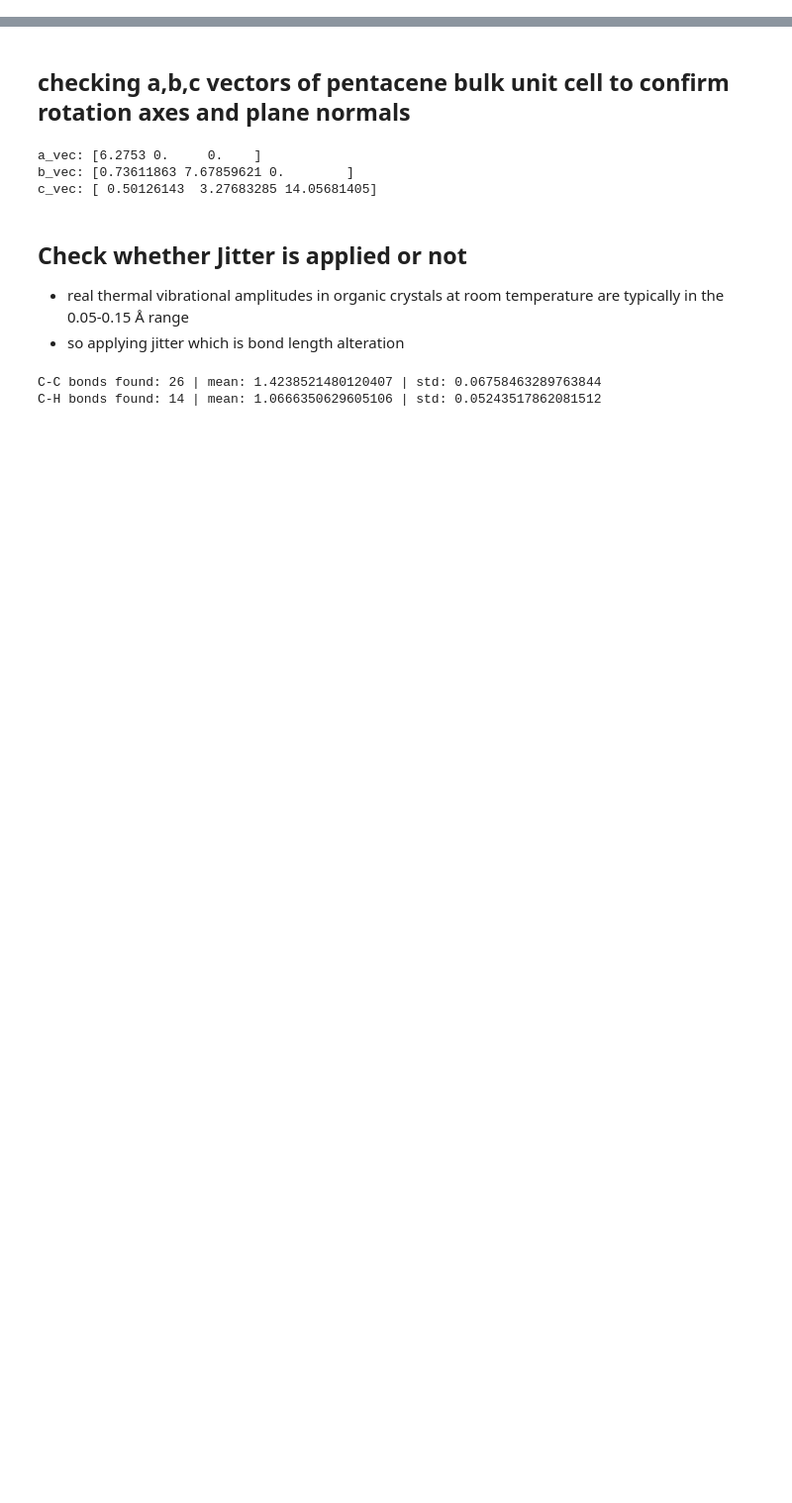
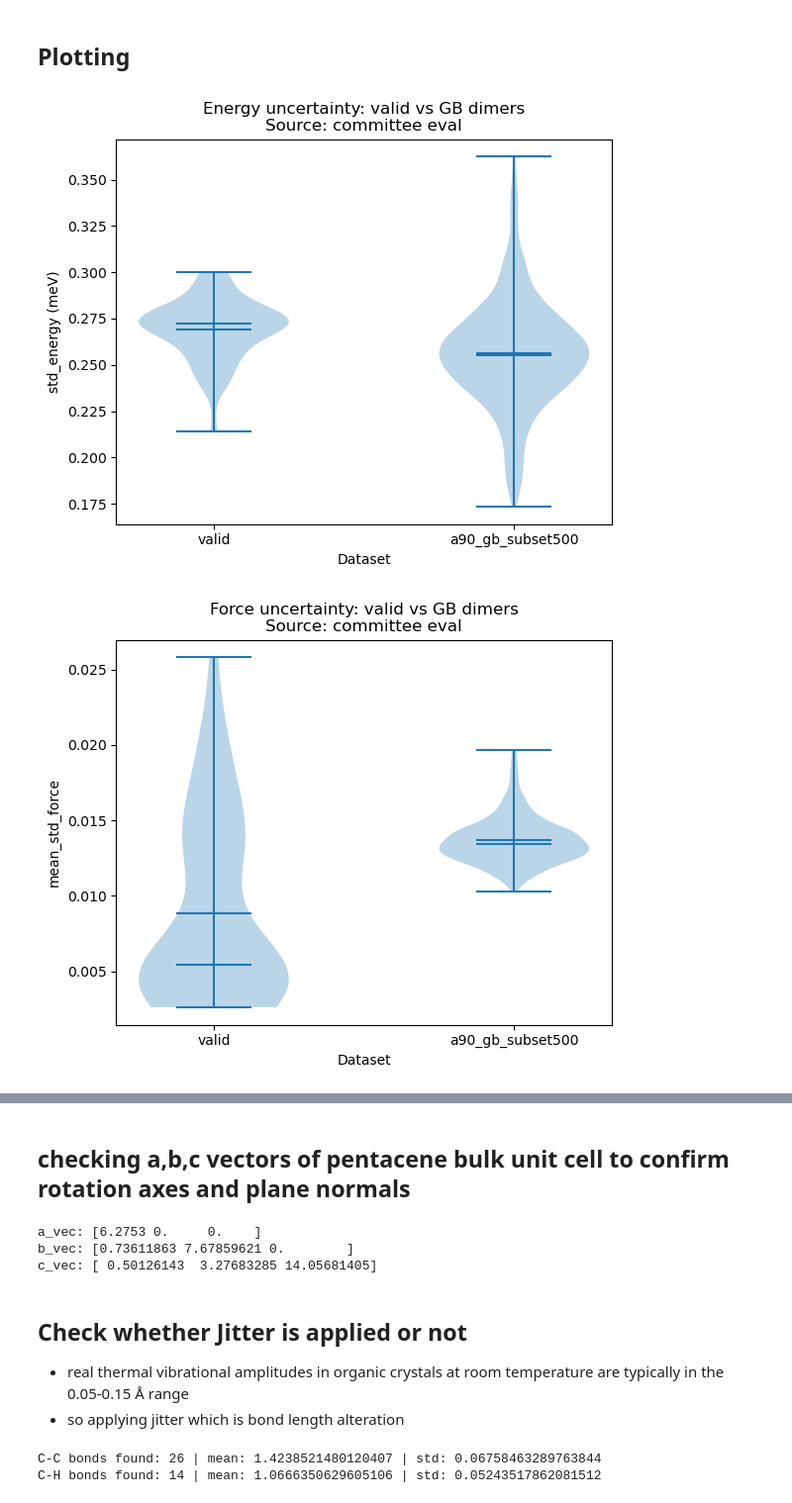
Before and after one commit to sonaligarg1807/pentacene-gb-active-learning, a Jupyter notebook: notebooks/analysis.ipynb, the cells around one changed output, grey strips where cells are left out. Shown at 99% size. Cells and saved outputs as stored; diff of their text form; code cells hidden in the pictures; blank space fills up the shorter version.

Commit message:
committee run on a90_subset

```diff
--- a/notebooks/analysis.ipynb
+++ b/notebooks/analysis.ipynb
@@ -0,0 +3,19 @@
+# %%
+import time
+
+t0 = time.time()
+import json
+print("json import:", time.time() - t0)
+
+t0 = time.time()
+import pandas as pd
+print("pandas import:", time.time() - t0)
+
+t0 = time.time()
+import plotly.graph_objects as go
+print("plotly import:", time.time() - t0)
+
+t0 = time.time()
+with open("/home/sgarg/git-repo/pentacene-gb-active-learning/output/committee_v1/a90_gb_subset500_stats.json") as f:
+    data = json.load(f)
+print("json load:", time.time() - t0, "| n_entries:", len(data))
@@ -0,0 +81,42 @@
+# %% [markdown]
+## Plotting
+# %%
+import matplotlib.pyplot as plt
+
+# ---- 2. Violin: std_energy ----
+fig1, ax1 = plt.subplots(figsize=(6, 5))
+ax1.violinplot([df_valid["std_energy"], df_gb["std_energy"]],
+               showmeans=True, showmedians=True)
+ax1.set_xticks([1, 2])
+ax1.set_xticklabels(["valid", GB_LABEL])
+ax1.set_ylabel("std_energy (meV)")
+ax1.set_xlabel("Dataset")
+ax1.set_title("Energy uncertainty: valid vs GB dimers\nSource: committee eval")
+fig1.tight_layout()
+plt.show()
+
+# ---- 3. Violin: mean_std_force ----
+fig2, ax2 = plt.subplots(figsize=(6, 5))
+ax2.violinplot([df_valid["mean_std_force"], df_gb["mean_std_force"]],
+               showmeans=True, showmedians=True)
+ax2.set_xticks([1, 2])
+ax2.set_xticklabels(["valid", GB_LABEL])
+ax2.set_ylabel("mean_std_force")
+ax2.set_xlabel("Dataset")
+ax2.set_title("Force uncertainty: valid vs GB dimers\nSource: committee eval")
+fig2.tight_layout()
+plt.show()
+
+# ---- 4. Scatter: mean_energy vs std_energy ----
+fig3, ax3 = plt.subplots(figsize=(6, 5))
+ax3.scatter(df_valid["mean_energy"], df_valid["std_energy"], label="valid", alpha=0.7)
+ax3.scatter(df_gb["mean_energy"], df_gb["std_energy"], label=GB_LABEL, alpha=0.7)
+ax3.set_xlabel("mean_energy (meV)")
+ax3.set_ylabel("std_energy (meV)")
+ax3.set_title("Energy vs uncertainty per structure\nSource: committee eval")
+ax3.legend(loc="upper center", bbox_to_anchor=(0.5, 1.15), ncol=2)
+fig3.tight_layout()
+plt.show()
+# %% [output]
+[figure, added]
+[figure, added]
```
Also changed, not shown: parts of 4 cells of this notebook, 8 other files.
